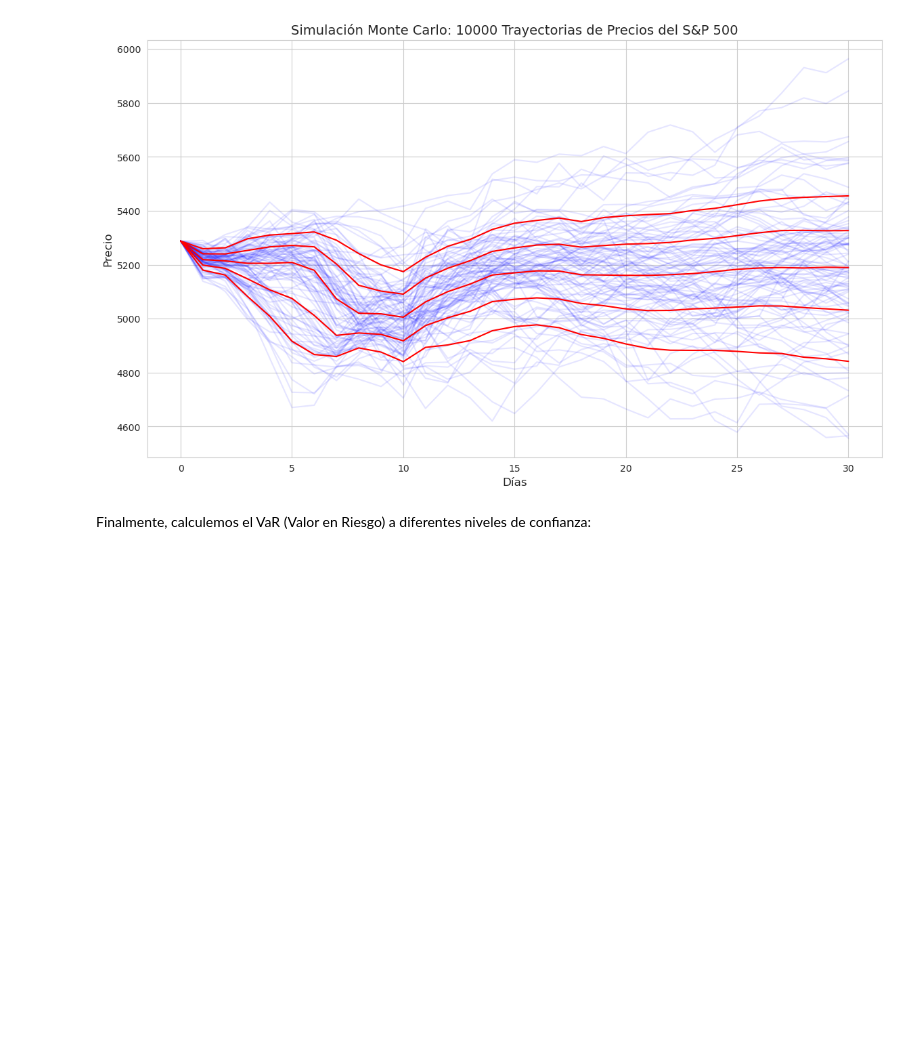
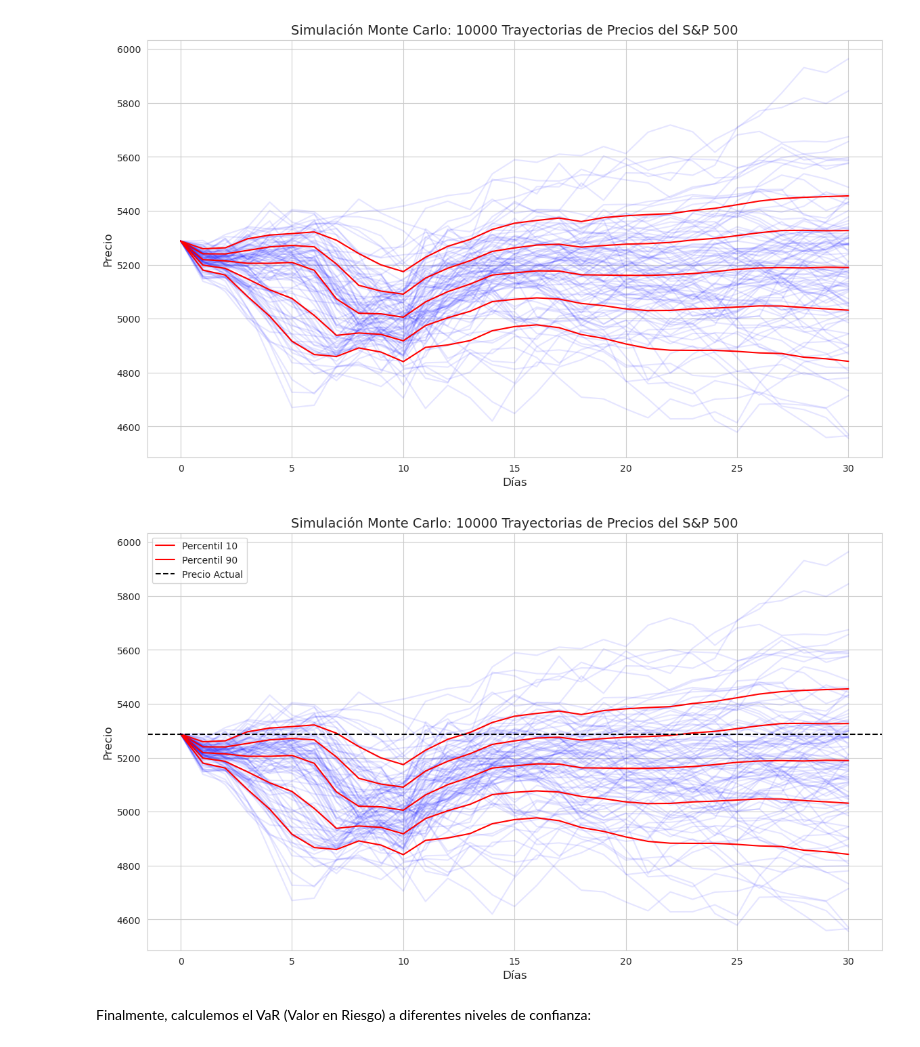
Before and after one commit to RiemannIntegrable/TimeGAN-VaR, a Jupyter notebook: notebooks/idea_inicial.ipynb, the cells around one changed output. Drawn from its saved outputs; the diff is of its cells as text; code cells hidden in the pictures; blank space fills up the shorter version.

```diff
--- a/notebooks/idea_inicial.ipynb
+++ b/notebooks/idea_inicial.ipynb
@@ -312,6 +312,29 @@ plt.show()
 # %% [output]
 NameError: name 'last_price' is not defined
 [figure]
+# %%
+last_price = df['Close'].iloc[-1]
+# Visualizar algunas trayectorias simuladas
+plt.figure(figsize=(14, 8))
+for i in range(100):  # Mostrar solo 100 trayectorias para claridad
+    plt.plot(range(horizon + 1), simulated_prices[i], 'b-', alpha=0.1)
+
+# Agregar percentiles para visualizar la dispersión
+percentiles = [10, 25, 50, 75, 90]
+perc_values = np.percentile(simulated_prices, percentiles, axis=0)
+for i, p in enumerate(percentiles):
+    plt.plot(range(horizon + 1), perc_values[i], 'r-', linewidth=1.5,
+             label=f'Percentil {p}' if i == 0 or i == len(percentiles)-1 else None)
+
+plt.title(f'Simulación Monte Carlo: {num_sims} Trayectorias de Precios del S&P 500', fontsize=14)
+plt.xlabel('Días', fontsize=12)
+plt.ylabel('Precio', fontsize=12)
+plt.axhline(y=last_price, color='k', linestyle='--', label='Precio Actual')
+plt.legend()
+plt.grid(True)
+plt.show()
+# %% [output]
+[figure, added]
 # %% [markdown]
 Finalmente, calculemos el VaR (Valor en Riesgo) a diferentes niveles de confianza:
 # %%
```
Also changed, not shown: parts of 1 cell of this notebook.
